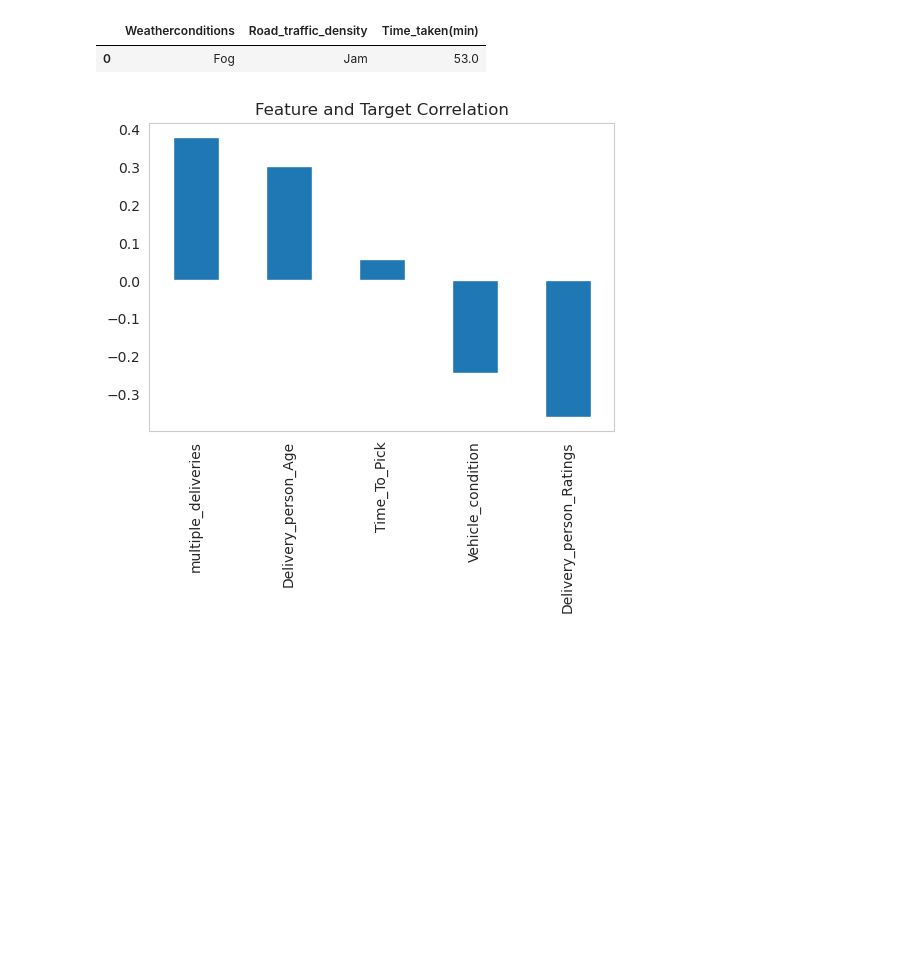
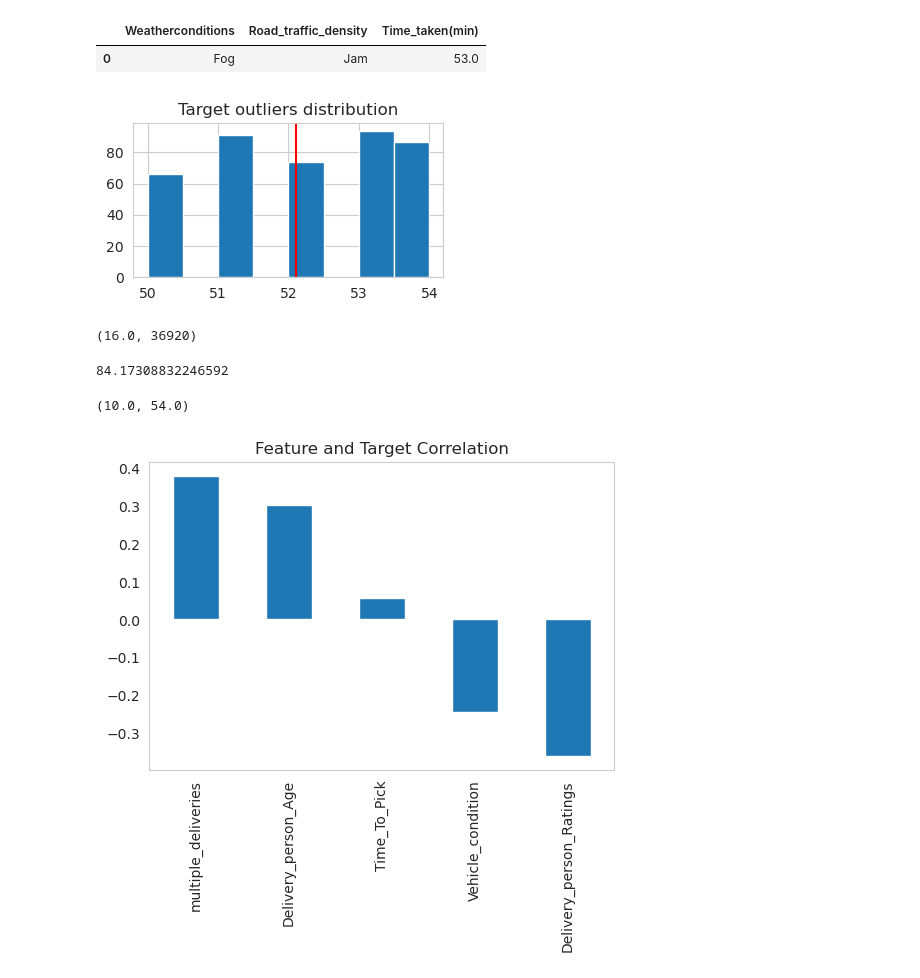
Before and after one commit to liamarguedas/uber-eats-delivery-time, a Jupyter notebook: notebooks/analyze-and-explore-data.ipynb, the cells around one changed output. Saved outputs shown, nothing was run; the diff lists cells and outputs as text; code cells hidden in the pictures; blank space fills up the shorter version.

Commit message:
Target EAD

```diff
--- a/notebooks/analyze-and-explore-data.ipynb
+++ b/notebooks/analyze-and-explore-data.ipynb
@@ -59,6 +60,28 @@ data[data['Time_taken(min)'] > data['Time_taken(min)'].quantile(0.99)][['Weather
 # %% [output]
 |  | Weatherconditions | Road_traffic_density | Time_taken(min) |
 | 0 | Fog | Jam | 53.0 |
+# %%
+plt.figure(figsize = (4, 2))
+
+sns.distplot(x = data[data['Time_taken(min)'] > data['Time_taken(min)'].quantile(0.99)]['Time_taken(min)'], hist_kws = {'alpha': 1}, kde = False)
+plt.axvline(data[data['Time_taken(min)'] > data['Time_taken(min)'].quantile(0.99)]['Time_taken(min)'].mean(), color = 'red')
+plt.title('Target outliers distribution');
+# %% [output]
+[figure, added]
+# %%
+# Quantile 0.15, fastest deliveries count
+data['Time_taken(min)'].quantile(0.15), data[data['Time_taken(min)'] > data['Time_taken(min)'].quantile(0.15)].count()[0]
+# %% [output]
+(16.0, 36920)
+# %%
+# Percentage of deliveries below 16 minutes
+data[data['Time_taken(min)'] > data['Time_taken(min)'].quantile(0.15)].count()[0] / data.shape[0] * 100
+# %% [output]
+84.17308832246592
+# %%
+data['Time_taken(min)'].min(), data['Time_taken(min)'].max()
+# %% [output]
+(10.0, 54.0)
 # %%
 data.drop(['Order_Year', 'Restaurant_latitude',
        'Restaurant_longitude', 'Delivery_location_latitude',
```
Also changed, not shown: parts of 7 cells of this notebook.
